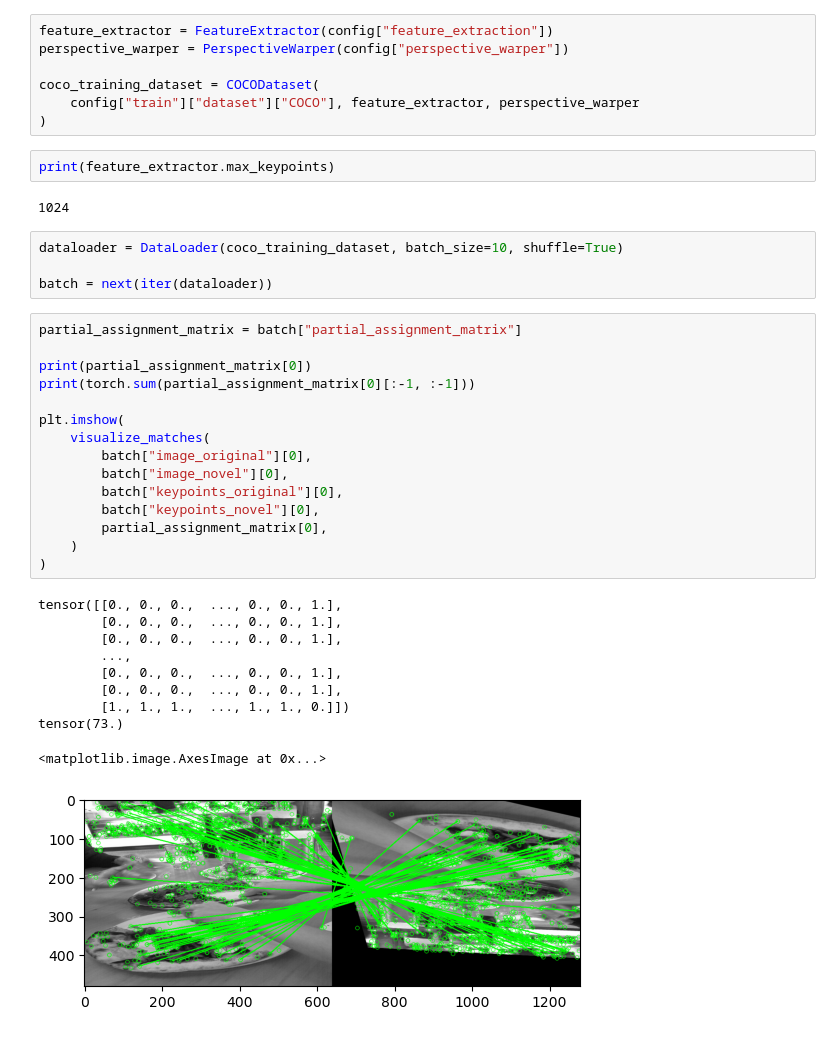
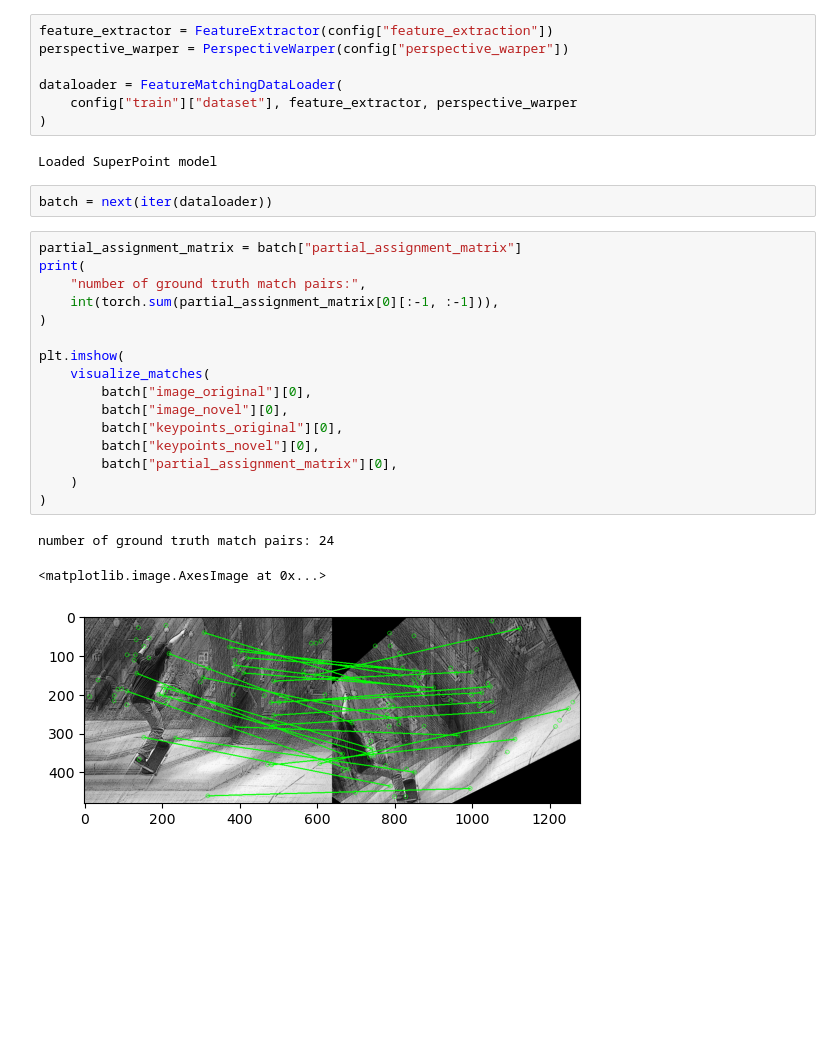
Before and after one commit to ywangmy/comp5222, a Jupyter notebook: dataloader.ipynb, the cells around one changed output. Drawn from its saved outputs; the diff is of its cells as text; blank space fills up the shorter version.

Commit message:
Fix boolean value reading bug, complete dataloader

```diff
--- a/dataloader.ipynb
+++ b/dataloader.ipynb
@@ -248,40 +40,30 @@ class COCODataset(Dataset):
 feature_extractor = FeatureExtractor(config["feature_extraction"])
 perspective_warper = PerspectiveWarper(config["perspective_warper"])
 
-coco_training_dataset = COCODataset(
-    config["train"]["dataset"]["COCO"], feature_extractor, perspective_warper
+dataloader = FeatureMatchingDataLoader(
+    config["train"]["dataset"], feature_extractor, perspective_warper
 )
+# %% [output]
+Loaded SuperPoint model
-# %%
-print(feature_extractor.max_keypoints)
-# %% [output]
-1024
-# %%
-dataloader = DataLoader(coco_training_dataset, batch_size=10, shuffle=True)
-
-batch = next(iter(dataloader))
+# %%
+batch = next(iter(dataloader))
 # %%
 partial_assignment_matrix = batch["partial_assignment_matrix"]
-
-print(partial_assignment_matrix[0])
-print(torch.sum(partial_assignment_matrix[0][:-1, :-1]))
+print(
+    "number of ground truth match pairs:",
+    int(torch.sum(partial_assignment_matrix[0][:-1, :-1])),
+)
 
 plt.imshow(
     visualize_matches(
         batch["image_original"][0],
         batch["image_novel"][0],
         batch["keypoints_original"][0],
         batch["keypoints_novel"][0],
-        partial_assignment_matrix[0],
+        batch["partial_assignment_matrix"][0],
     )
 )
 # %% [output]
-tensor([[0., 0., 0.,  ..., 0., 0., 1.],
-        [0., 0., 0.,  ..., 0., 0., 1.],
-        [0., 0., 0.,  ..., 0., 0., 1.],
-        ...,
-        [0., 0., 0.,  ..., 0., 0., 1.],
-        [0., 0., 0.,  ..., 0., 0., 1.],
-        [1., 1., 1.,  ..., 1., 1., 0.]])
-tensor(73.)
+number of ground truth match pairs: 24
 <matplotlib.image.AxesImage at 0x...>
-[figure, old version]
+[figure, new version]
```
Also changed, not shown: parts of 3 cells of this notebook, 8 other files.
